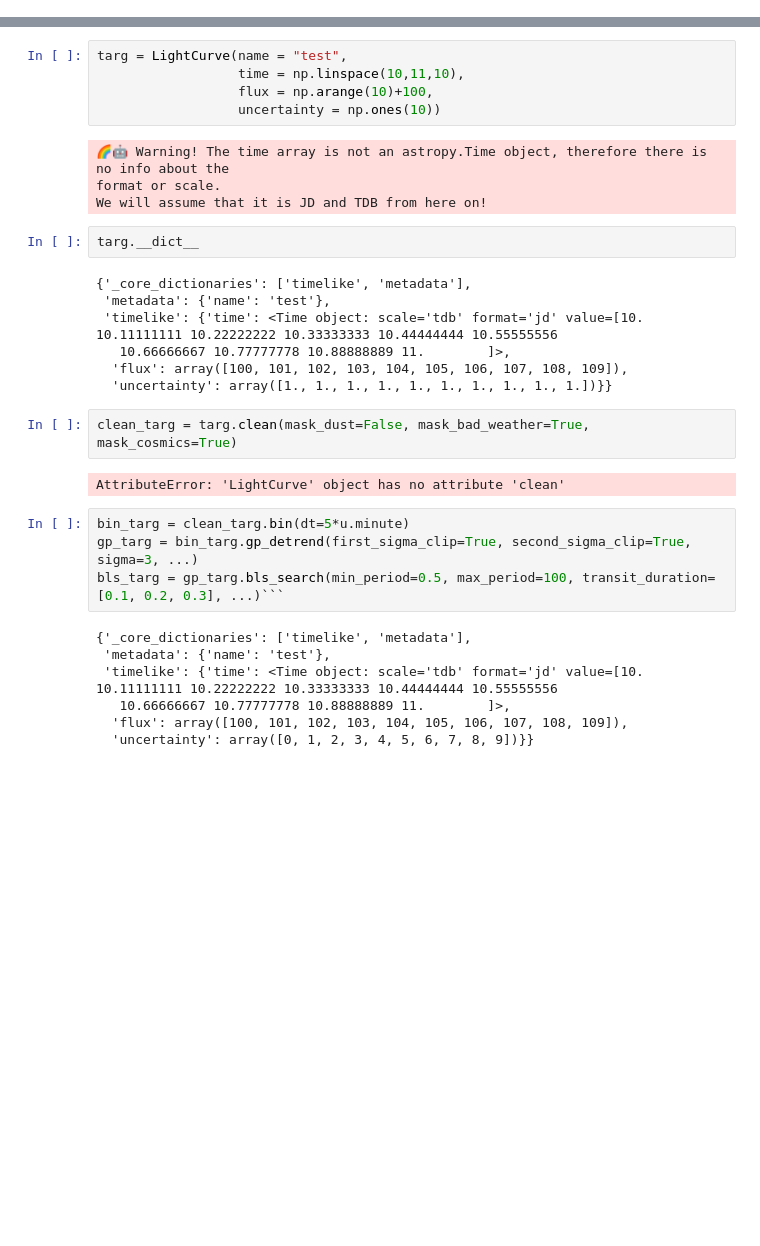
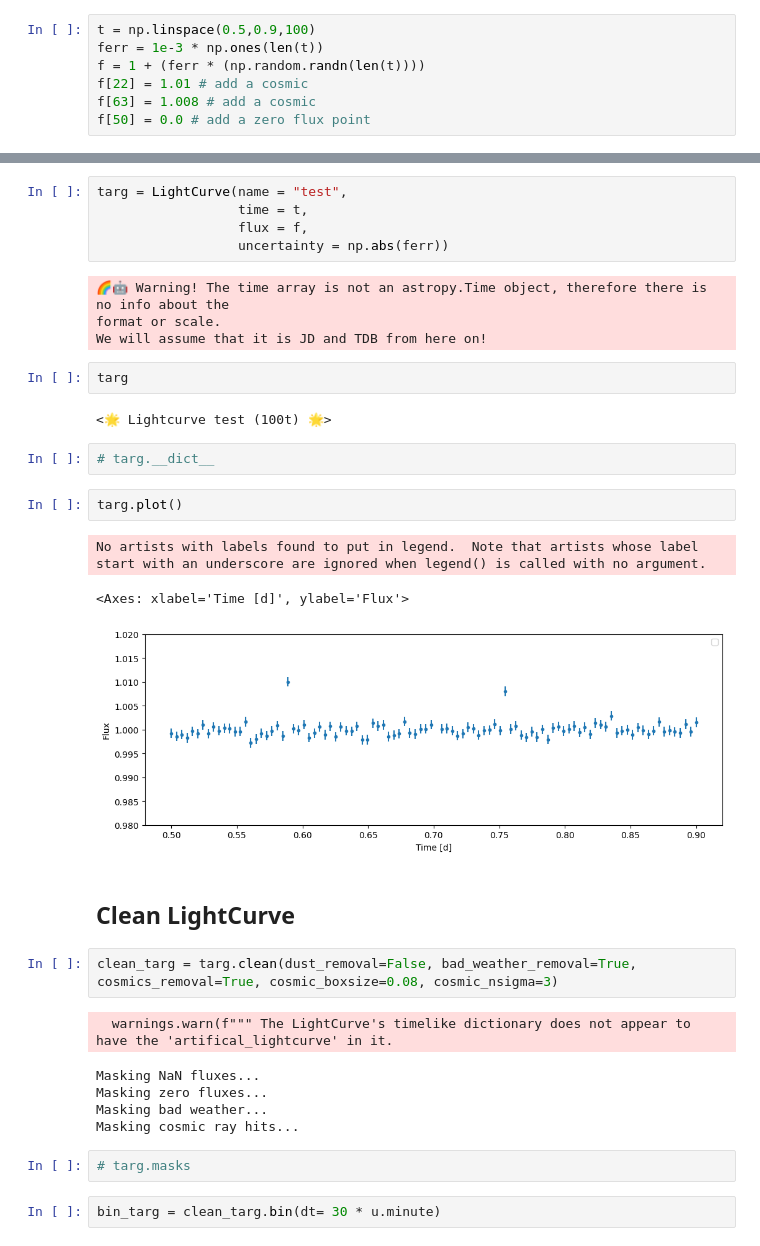
Before and after one commit to catrionamurray/occultence, a Jupyter notebook: test.ipynb, the cells around one changed output, grey strips where cells are left out. Drawn from its saved outputs; the diff is of its cells as text; blank space fills up the shorter version.

Commit message:
Occultence working for simple test notebook

````diff
--- a/test.ipynb
+++ b/test.ipynb
@@ -2,0 +7,7 @@ from occultence import *
+# %%
+t = np.linspace(0.5,0.9,100)
+ferr = 1e-3 * np.ones(len(t))
+f = 1 + (ferr * (np.random.randn(len(t))))
+f[22] = 1.01 # add a cosmic
+f[63] = 1.008 # add a cosmic
+f[50] = 0.0 # add a zero flux point
@@ -3,33 +16,35 @@ from occultence import *
 # %%
 targ = LightCurve(name = "test",
-                  time = np.linspace(10,11,10),
-                  flux = np.arange(10)+100,
-                  uncertainty = np.ones(10))
+                  time = t,
+                  flux = f,
+                  uncertainty = np.abs(ferr))
 # %% [output]
 🌈🤖 Warning! The time array is not an astropy.Time object, therefore there is no info about the
 format or scale.
 We will assume that it is JD and TDB from here on!
+# %%
+targ
+# %% [output]
+<🌟 Lightcurve test (100t) 🌟>
 # %%
-targ.__dict__
+# targ.__dict__
-# %% [output]
-{'_core_dictionaries': ['timelike', 'metadata'],
- 'metadata': {'name': 'test'},
- 'timelike': {'time': <Time object: scale='tdb' format='jd' value=[10.         10.11111111 10.22222222 10.33333333 10.44444444 10.55555556
-   10.66666667 10.77777778 10.88888889 11.        ]>,
-  'flux': array([100, 101, 102, 103, 104, 105, 106, 107, 108, 109]),
-  'uncertainty': array([1., 1., 1., 1., 1., 1., 1., 1., 1., 1.])}}
+# %%
+targ.plot()
+# %% [output]
+No artists with labels found to put in legend.  Note that artists whose label start with an underscore are ignored when legend() is called with no argument.
+<Axes: xlabel='Time [d]', ylabel='Flux'>
+[figure, added]
+# %% [markdown]
+## Clean LightCurve
 # %%
-clean_targ = targ.clean(mask_dust=False, mask_bad_weather=True, mask_cosmics=True)
+clean_targ = targ.clean(dust_removal=False, bad_weather_removal=True, cosmics_removal=True, cosmic_boxsize=0.08, cosmic_nsigma=3)
 # %% [output]
-AttributeError: 'LightCurve' object has no attribute 'clean'
+  warnings.warn(f""" The LightCurve's timelike dictionary does not appear to have the 'artifical_lightcurve' in it.
+Masking NaN fluxes...
+Masking zero fluxes...
+Masking bad weather...
+Masking cosmic ray hits...
+# %%
+# targ.masks
 # %%
-bin_targ = clean_targ.bin(dt=5*u.minute)
-gp_targ = bin_targ.gp_detrend(first_sigma_clip=True, second_sigma_clip=True, sigma=3, ...)
-bls_targ = gp_targ.bls_search(min_period=0.5, max_period=100, transit_duration=[0.1, 0.2, 0.3], ...)```
+bin_targ = clean_targ.bin(dt= 30 * u.minute)
-# %% [output]
-{'_core_dictionaries': ['timelike', 'metadata'],
- 'metadata': {'name': 'test'},
- 'timelike': {'time': <Time object: scale='tdb' format='jd' value=[10.         10.11111111 10.22222222 10.33333333 10.44444444 10.55555556
-   10.66666667 10.77777778 10.88888889 11.        ]>,
-  'flux': array([100, 101, 102, 103, 104, 105, 106, 107, 108, 109]),
-  'uncertainty': array([0, 1, 2, 3, 4, 5, 6, 7, 8, 9])}}
````
Also changed, not shown: parts of 7 cells of this notebook, 11 other files.
